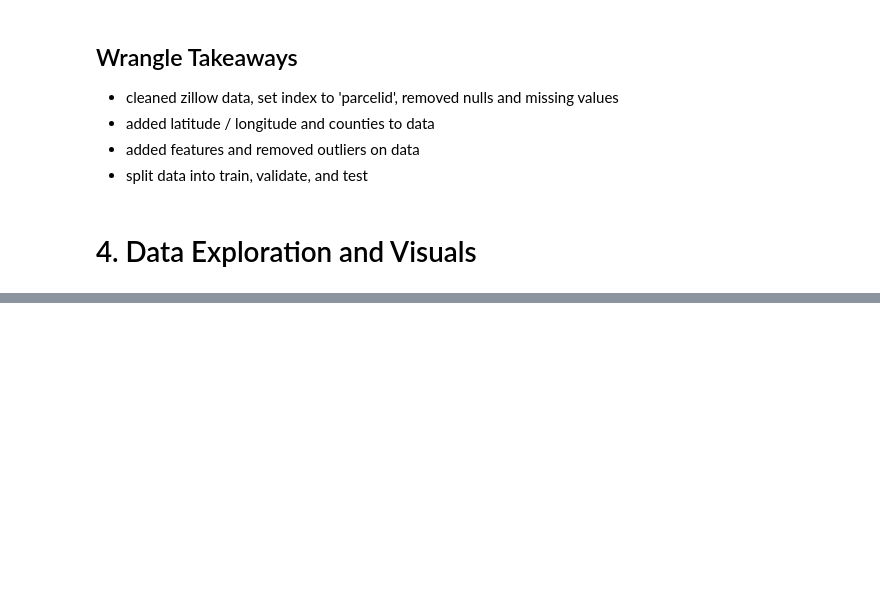
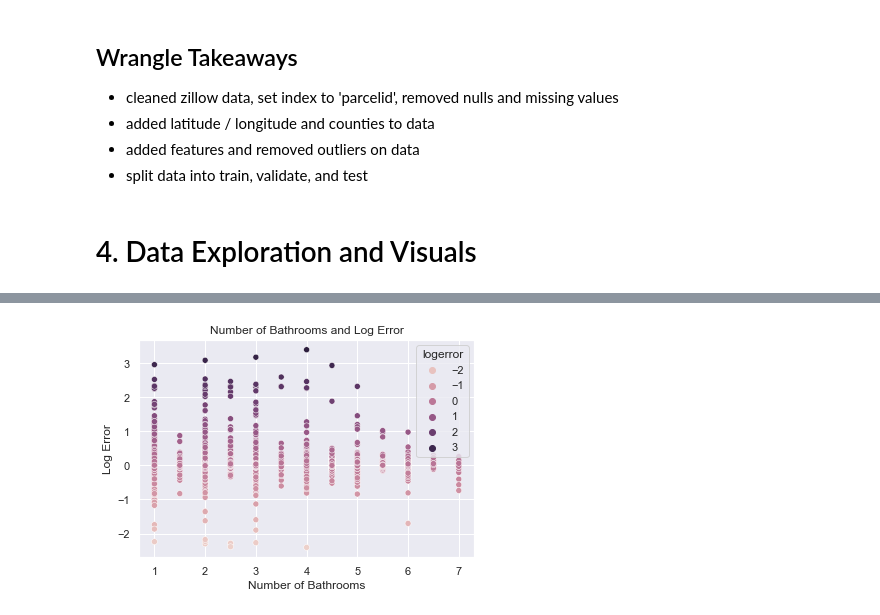
Before and after one commit to jamesallen0351/clustering-project, a Jupyter notebook: zillow_notebook.ipynb, the cells around one changed output, grey strips where cells are left out. Drawn from its saved outputs; the diff is of its cells as text; code cells hidden in the pictures; blank space fills up the shorter version.

```diff
--- a/zillow_notebook.ipynb
+++ b/zillow_notebook.ipynb
@@ -168,0 +213,9 @@ test size:  324352
+# %%
+# scatter plot of number of bathrooms and logerror
+sns.scatterplot(x='bathroomcnt', y='logerror', data=train, hue='logerror')
+plt.xlabel('Number of Bathrooms')
+plt.ylabel('Log Error')
+plt.title('Number of Bathrooms and Log Error')
+plt.show()
+# %% [output]
+[figure, added]
```
Also changed, not shown: parts of 20 cells of this notebook, 2 other files.
